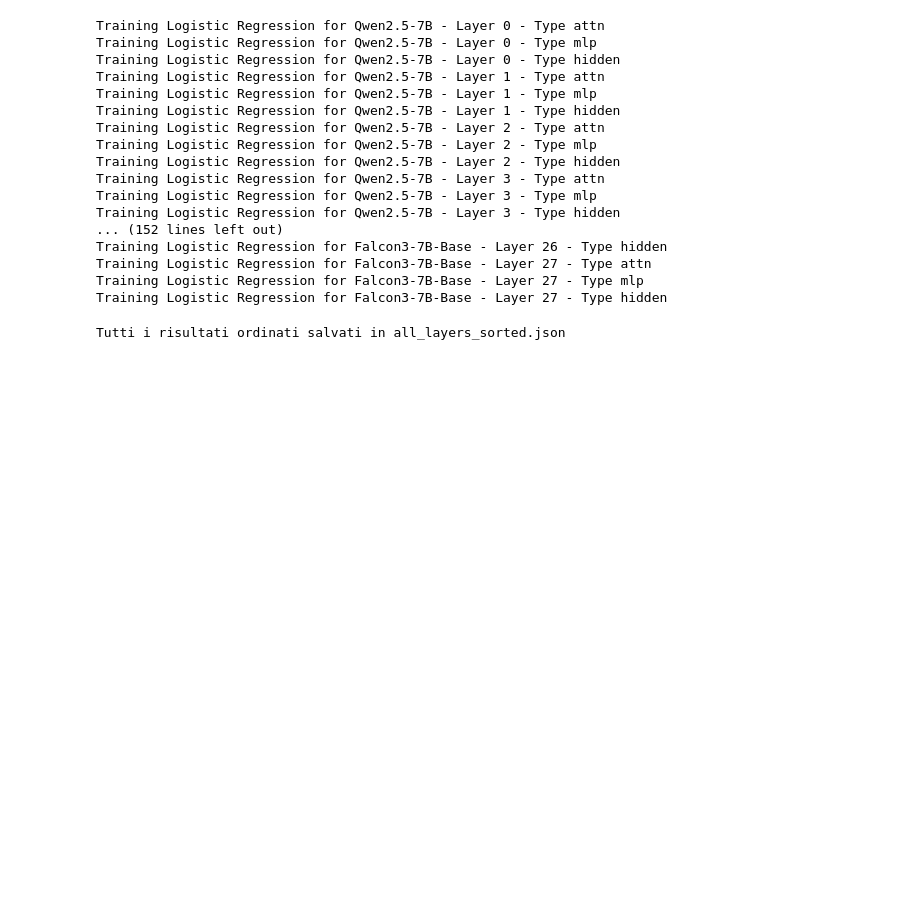
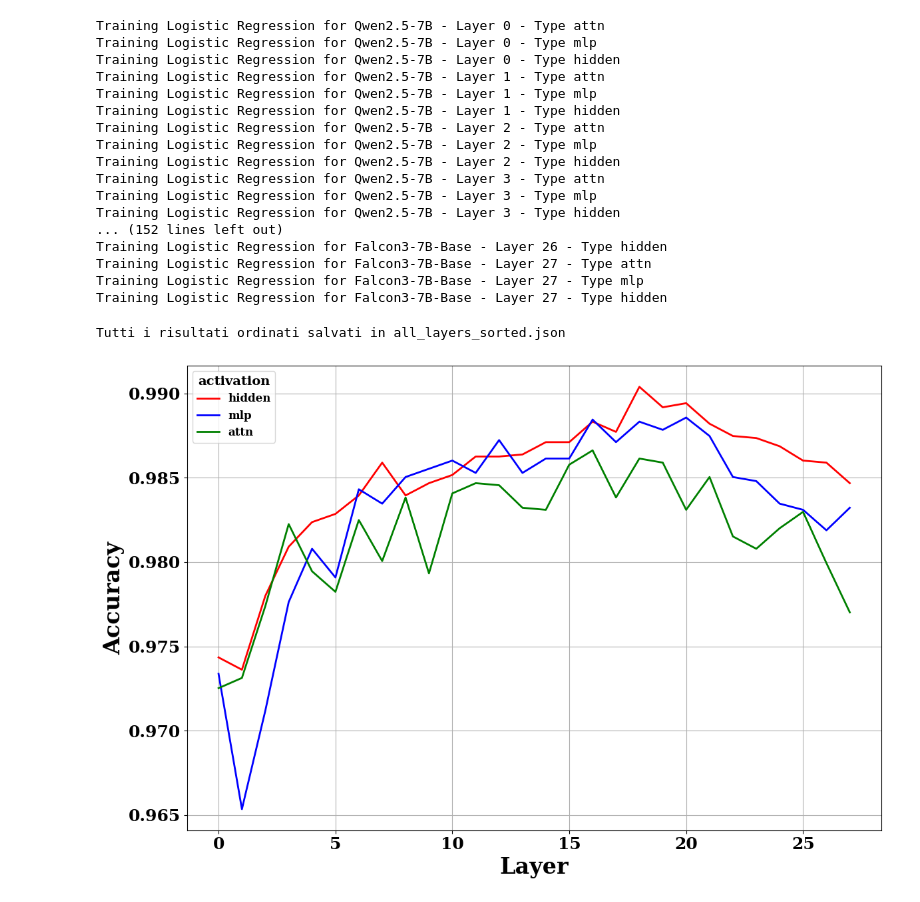
Before and after one commit to Fonty02/HallucinationDetection, a Jupyter notebook: notebooks/layersStudies/study.ipynb, the cells around one changed output. Drawn from its saved outputs; the diff is of its cells as text; code cells hidden in the pictures; blank space fills up the shorter version.

```diff
--- a/notebooks/layersStudies/study.ipynb
+++ b/notebooks/layersStudies/study.ipynb
@@ -182,3 +182,100 @@ def sort_and_save_all_results(results, output_file="sorted_results.json"):
 sorted_all = sort_and_save_all_results(results, "all_layers_sorted.json")
 # %% [output]
 Tutti i risultati ordinati salvati in all_layers_sorted.json
+# %%
+import matplotlib.pyplot as plt
+import json
+
+def plot_accuracy_from_json(json_data, model_name=None,dataset="Dat"):
+    """
+    Genera un grafico dell'accuracy per layer simile all'immagine fornita.
+
+    Args:
+        json_data (dict): Il dizionario caricato dal file JSON.
+        model_name (str): Il nome del modello da plottare (es. "Qwen2.5-7B").
+                          Se None, prende il primo modello trovato nel JSON.
+    """
+
+    # 1. Selezione del modello
+    if model_name is None:
+        model_name = list(json_data.keys())[0]
+
+    if model_name not in json_data:
+        print(f"Errore: Modello '{model_name}' non trovato nel JSON.")
+        return
+
+    data = json_data[model_name]
+
+    # 2. Configurazione dello Stile (replicando l'immagine)
+    plt.rcParams.update({
+        "font.family": "serif",           # Font simile a Times New Roman
+        "font.weight": "bold",            # Testo in grassetto
+        "axes.labelweight": "bold",       # Etichette assi in grassetto
+        "axes.labelsize": 24,             # Dimensione etichette assi (grande)
+        "xtick.labelsize": 18,            # Dimensione numeri asse X
+        "ytick.labelsize": 18,            # Dimensione numeri asse Y
+        "legend.fontsize": 12,            # Ridotta: dimensione testo legenda
+        "legend.title_fontsize": 14,      # Ridotta: dimensione titolo legenda
+        "lines.linewidth": 2              # Spessore linee
+    })
+
+    # Creazione della figura
+    fig, ax = plt.subplots(figsize=(12, 8))
+
+    # Mappatura colori e ordine come nell'immagine
+    # hidden -> rosso, mlp -> blu, attn -> verde
+    styles = {
+        "hidden": {"color": "red", "label": "hidden"},
+        "mlp":    {"color": "blue", "label": "mlp"},
+        "attn":   {"color": "green", "label": "attn"}
+    }
+
+    # 3. Estrazione e Ordinamento dei dati
+    # L'immagine mostra l'ordine di plot specifico, ma iteriamo sulle chiavi
+    for key in ["hidden", "mlp", "attn"]:
+        if key in data:
+            points = data[key]
+
+            # PASSAGGIO CRUCIALE: Il JSON non è ordinato per layer.
+            # Dobbiamo ordinare la lista di dizionari basandoci sulla chiave 'layer'
+            sorted_points = sorted(points, key=lambda x: x['layer'])
+
+            # Estrazione X (layer) e Y (accuracy)
+            layers = [item['layer'] for item in sorted_points]
+            accuracies = [item['accuracy'] for item in sorted_points]
+
+            # Plotting
+            ax.plot(layers, accuracies,
+                    color=styles[key]["color"],
+                    label=styles[key]["label"])
+
+    # 4. Rifinitura Grafica
+    ax.set_xlabel("Layer")
+    ax.set_ylabel("Accuracy")
+
+    # Griglia
+    ax.grid(True, linestyle='-', alpha=1.0) # Griglia solida come nell'immagine
+
+    # Legenda personalizzata in alto a sinistra (font ridotto)
+    legend = ax.legend(title="activation", loc="upper left", frameon=True)
+    # Titolo in grassetto ma più piccolo
+    plt.setp(legend.get_title(), fontweight='bold')
+    # Assicuriamoci che i testi della legenda abbiano la dimensione impostata (compatibilità)
+    try:
+        legend.get_title().set_fontsize(plt.rcParams["legend.title_fontsize"])
+        for t in legend.get_texts():
+            t.set_fontsize(plt.rcParams["legend.fontsize"])
+    except Exception:
+        pass
+
+    plt.tight_layout()
+    plt.savefig(f"img/{model_name}_{dataset}_activations.png")
+    plt.show()
+
+# Esempio di utilizzo:
+
+content = json.load(open('all_layers_sorted.json'))
+plot_accuracy_from_json(content, "Qwen2.5-7B","BeliefBank")
+plot_accuracy_from_json(content, "Falcon3-7B-Base","BeliefBank")
+# %% [output]
+[figure, added]
```
Also changed, not shown: parts of 1 cell of this notebook, 18 other files.
